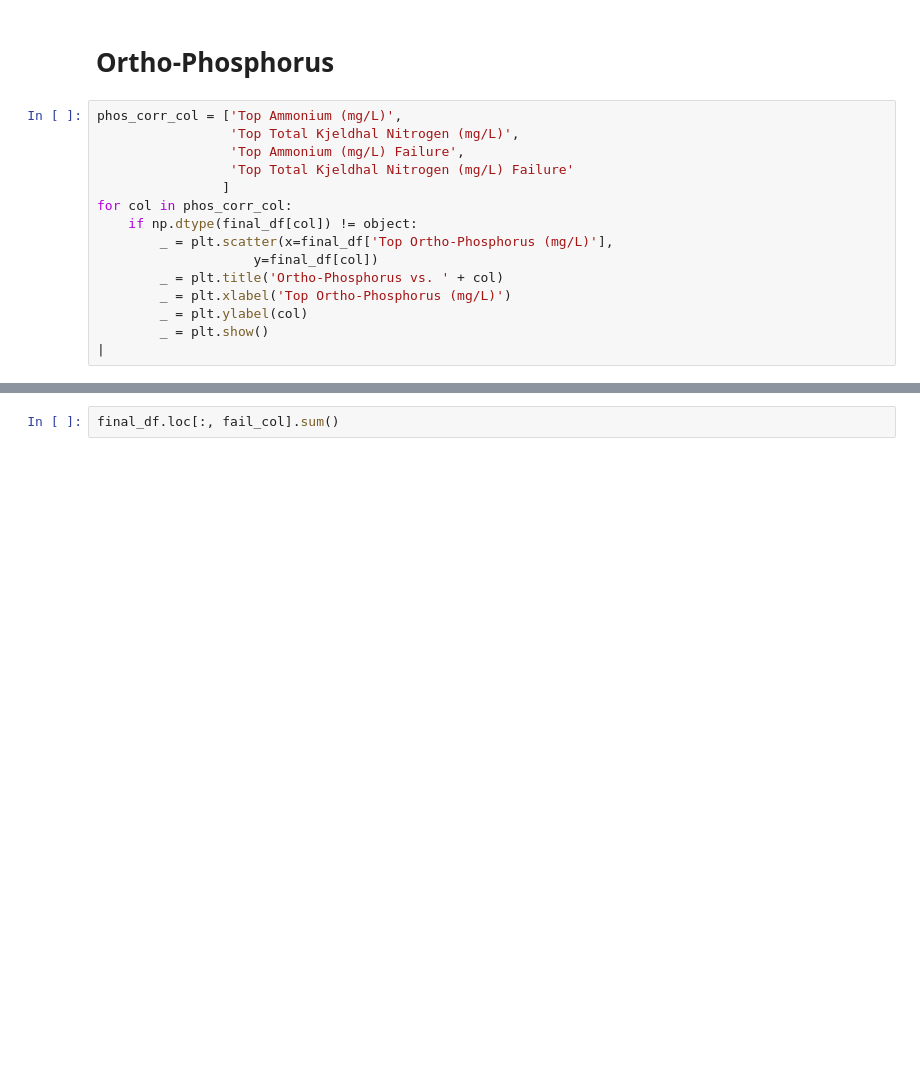
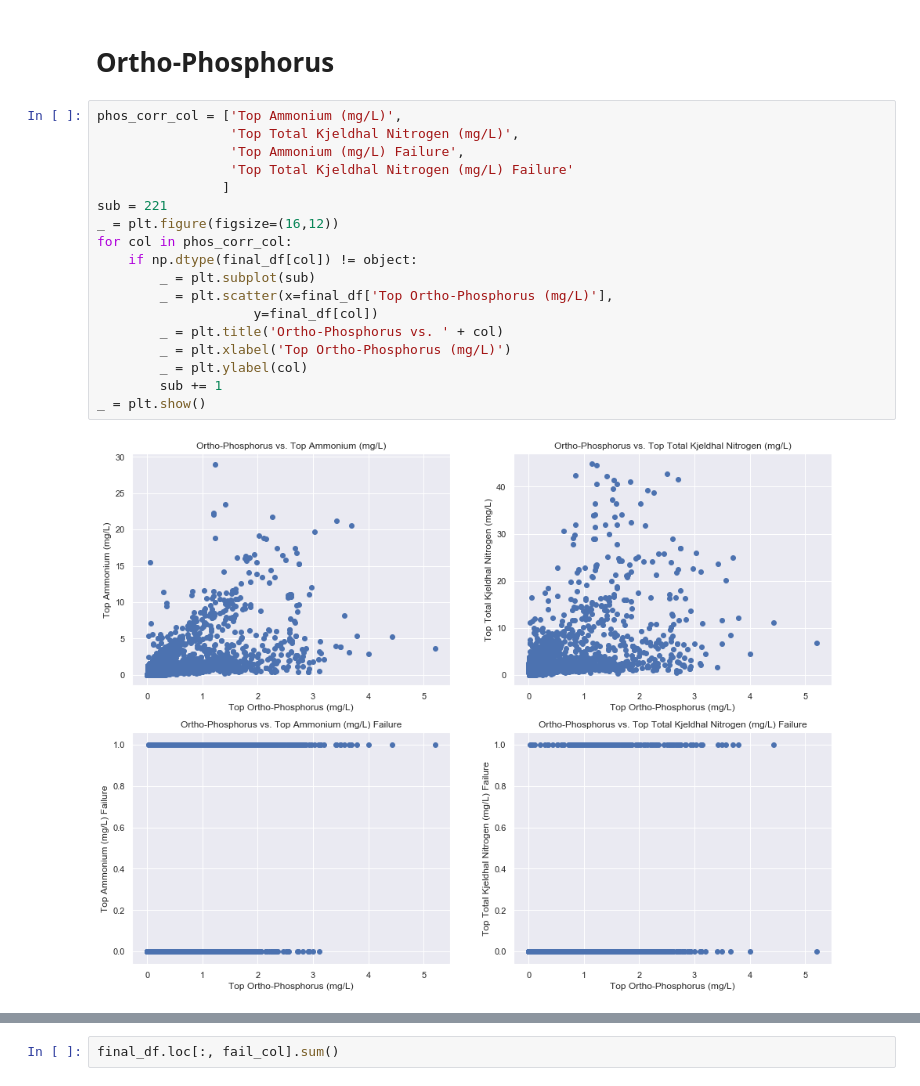
Before and after one commit to dradamski/capstone-two, a Jupyter notebook: notebooks/Data Exploration.ipynb, the cells around one changed output, grey strips where cells are left out. Saved outputs shown, nothing was run; the diff lists cells and outputs as text; blank space fills up the shorter version.

```diff
--- a/notebooks/Data Exploration.ipynb
+++ b/notebooks/Data Exploration.ipynb
@@ -247,18 +288,23 @@ _ = plt.show()
 # %%
 phos_corr_col = ['Top Ammonium (mg/L)',
                  'Top Total Kjeldhal Nitrogen (mg/L)',
                  'Top Ammonium (mg/L) Failure',
                  'Top Total Kjeldhal Nitrogen (mg/L) Failure'
                 ]
+sub = 221
+_ = plt.figure(figsize=(16,12))
 for col in phos_corr_col:
     if np.dtype(final_df[col]) != object:
+        _ = plt.subplot(sub)
         _ = plt.scatter(x=final_df['Top Ortho-Phosphorus (mg/L)'],
                     y=final_df[col])
         _ = plt.title('Ortho-Phosphorus vs. ' + col)
         _ = plt.xlabel('Top Ortho-Phosphorus (mg/L)')
         _ = plt.ylabel(col)
-        _ = plt.show()
-|
+        sub += 1
+_ = plt.show()
+# %% [output]
+[figure, added]
 # %%
 final_df[['Top Ammonium (mg/L)',
                  'Top Total Kjeldhal Nitrogen (mg/L)',
```
Also changed, not shown: parts of 15 cells of this notebook.
